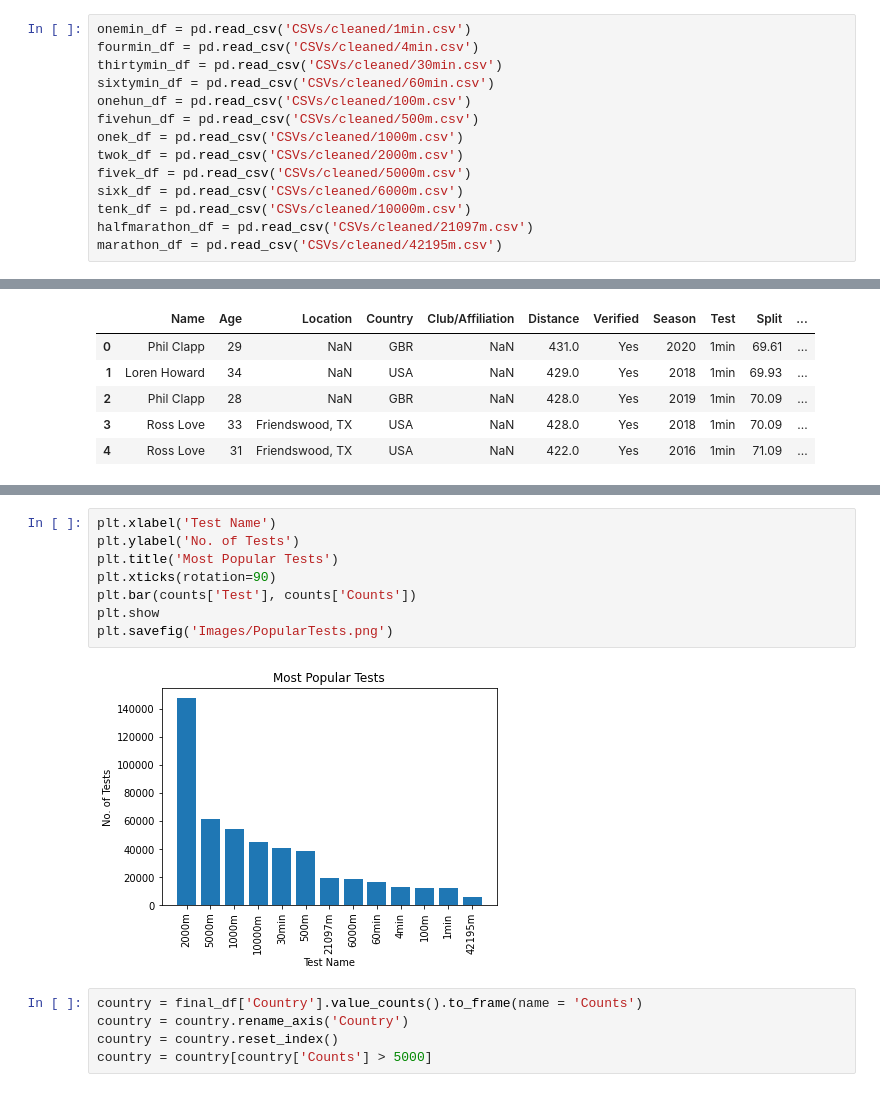
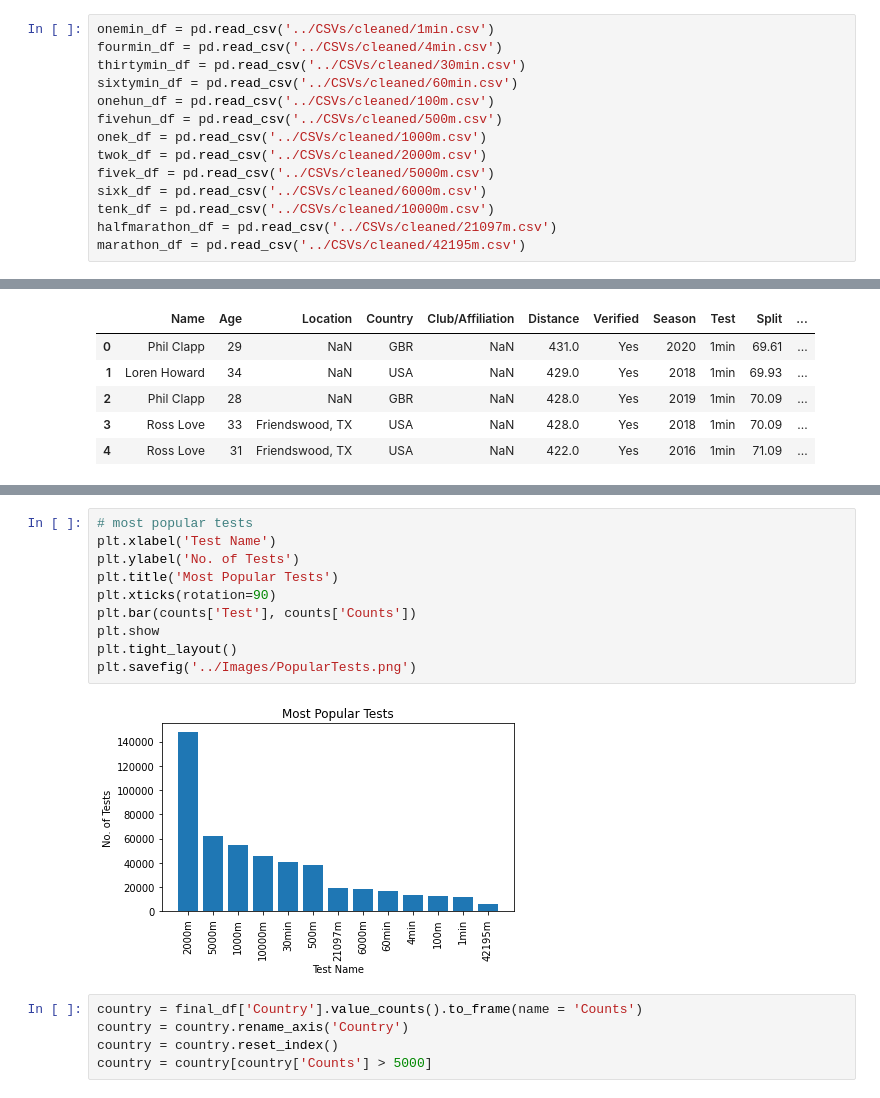
Before and after one commit to JohnShuford/FITDAT, a Jupyter notebook: Notebooks/Performance_Visualization.ipynb, the cells around one changed output, grey strips where cells are left out. Drawn from its saved outputs; the diff is of its cells as text.

```diff
--- a/Notebooks/Performance_Visualization.ipynb
+++ b/Notebooks/Performance_Visualization.ipynb
@@ -14,14 +22,14 @@ cf.go_offline()
 # %%
-onemin_df = pd.read_csv('CSVs/cleaned/1min.csv')
-fourmin_df = pd.read_csv('CSVs/cleaned/4min.csv')
-thirtymin_df = pd.read_csv('CSVs/cleaned/30min.csv')
-sixtymin_df = pd.read_csv('CSVs/cleaned/60min.csv')
-onehun_df = pd.read_csv('CSVs/cleaned/100m.csv')
-fivehun_df = pd.read_csv('CSVs/cleaned/500m.csv')
-onek_df = pd.read_csv('CSVs/cleaned/1000m.csv')
-twok_df = pd.read_csv('CSVs/cleaned/2000m.csv')
-fivek_df = pd.read_csv('CSVs/cleaned/5000m.csv')
-sixk_df = pd.read_csv('CSVs/cleaned/6000m.csv')
-tenk_df = pd.read_csv('CSVs/cleaned/10000m.csv')
-halfmarathon_df = pd.read_csv('CSVs/cleaned/21097m.csv')
-marathon_df = pd.read_csv('CSVs/cleaned/42195m.csv')
+onemin_df = pd.read_csv('../CSVs/cleaned/1min.csv')
+fourmin_df = pd.read_csv('../CSVs/cleaned/4min.csv')
+thirtymin_df = pd.read_csv('../CSVs/cleaned/30min.csv')
+sixtymin_df = pd.read_csv('../CSVs/cleaned/60min.csv')
+onehun_df = pd.read_csv('../CSVs/cleaned/100m.csv')
+fivehun_df = pd.read_csv('../CSVs/cleaned/500m.csv')
+onek_df = pd.read_csv('../CSVs/cleaned/1000m.csv')
+twok_df = pd.read_csv('../CSVs/cleaned/2000m.csv')
+fivek_df = pd.read_csv('../CSVs/cleaned/5000m.csv')
+sixk_df = pd.read_csv('../CSVs/cleaned/6000m.csv')
+tenk_df = pd.read_csv('../CSVs/cleaned/10000m.csv')
+halfmarathon_df = pd.read_csv('../CSVs/cleaned/21097m.csv')
+marathon_df = pd.read_csv('../CSVs/cleaned/42195m.csv')
@@ -66,13 +81,15 @@ counts
 # %%
+# most popular tests
 plt.xlabel('Test Name')
 plt.ylabel('No. of Tests')
 plt.title('Most Popular Tests')
 plt.xticks(rotation=90)
 plt.bar(counts['Test'], counts['Counts'])
 plt.show
-plt.savefig('Images/PopularTests.png')
+plt.tight_layout()
+plt.savefig('../Images/PopularTests.png')
 # %% [output]
-[figure, old version]
+[figure, new version]
 # %%
 country = final_df['Country'].value_counts().to_frame(name = 'Counts')
 country = country.rename_axis('Country')
```
Also changed, not shown: parts of 12 cells of this notebook, 2 other files.
